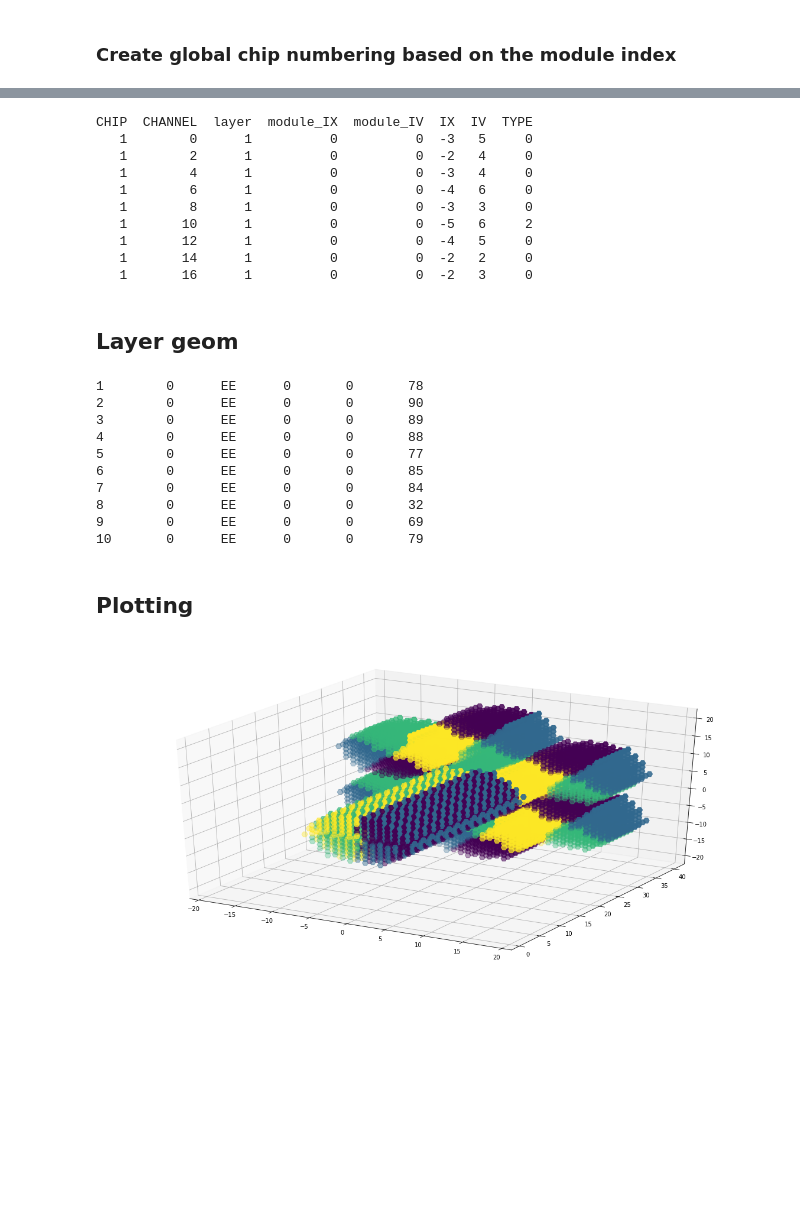
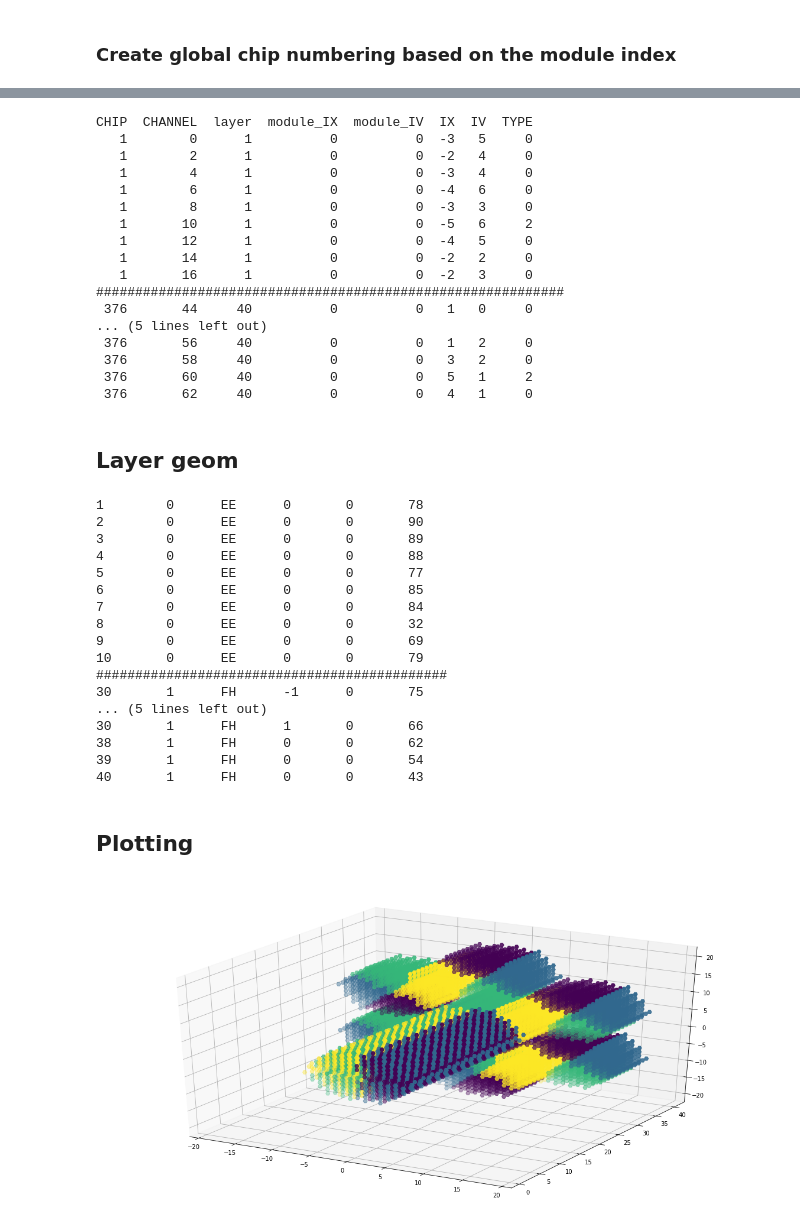
Before and after one commit to UMN-CMS/HGCAL-TB-emaps, a Jupyter notebook: Emap_from_CSV.ipynb, the cells around one changed output, grey strips where cells are left out. Cells and saved outputs as stored; diff of their text form; code cells hidden in the pictures; blank space fills up the shorter version.

```diff
--- a/Emap_from_CSV.ipynb
+++ b/Emap_from_CSV.ipynb
@@ -3,7 +3,6 @@ from emap_tools import *
 
 import matplotlib as mpl
 import matplotlib.pyplot as plt
-mpl.rcParams['image.cmap'] = 'hot_r'
 from matplotlib.colors import LogNorm
 
 from mpl_toolkits.mplot3d import Axes3D
@@ -51,4 +58,4 @@ df_modules['EUDAQ Module IDX'] = df_modules['EUDAQ RB IDX'] * 10 + df_modules['E
 # %% [markdown]
 Since this is the order the modules appear in the data stream
 # %%
-df_modules = df_modules.sort_values(by ='EUDAQ Module IDX')
+df_modules.sort_values(by ='EUDAQ Module IDX', inplace=True)
@@ -138,7 +145,9 @@ with open(foutname,'w') as emapfile:
     for module in modules:
         emapfile.write(module.channels[labels].to_string(index=False) + '\n')
 # %%
-! head test_emap_full.txt
+! head test_emap_full_v1.txt
+print 60*"#"
+! tail test_emap_full_v1.txt
 # %% [output]
 CHIP  CHANNEL  layer  module_IX  module_IV  IX  IV  TYPE
    1        0      1          0          0  -3   5     0
@@ -150,6 +159,13 @@ CHIP  CHANNEL  layer  module_IX  module_IV  IX  IV  TYPE
    1       12      1          0          0  -4   5     0
    1       14      1          0          0  -2   2     0
    1       16      1          0          0  -2   3     0
+############################################################
+ 376       44     40          0          0   1   0     0
+... (5 lines left out)
+ 376       56     40          0          0   1   2     0
+ 376       58     40          0          0   3   2     0
+ 376       60     40          0          0   5   1     2
+ 376       62     40          0          0   4   1     0
 # %% [markdown]
 ## Layer geom
 # %%
@@ -165,6 +181,8 @@ with open(foutname,'w') as geomfile:
         geomfile.write(wstring)
 # %%
 ! head layer_geom_full_v1.txt
+print 45*"#"
+! tail layer_geom_full_v1.txt
 # %% [output]
 1        0      EE      0       0       78
 2        0      EE      0       0       90
@@ -176,32 +194,39 @@ with open(foutname,'w') as geomfile:
 8        0      EE      0       0       32
 9        0      EE      0       0       69
 10       0      EE      0       0       79
+#############################################
+30       1      FH      -1      0       75
+... (5 lines left out)
+30       1      FH      1       0       66
+38       1      FH      0       0       62
+39       1      FH      0       0       54
+40       1      FH      0       0       43
 # %% [markdown]
 ## Plotting
 # %%
 bad_chans = [(2,20),(2,22),(2,12),(2,8),(2,10)] # HDMI side
 
 fig = plt.figure(figsize = (20,10))
 ax = fig.add_subplot(111, projection='3d')
 
 cmap = 'viridis'
 m_style = 'H'
-m_size = 100
+m_size = 50
 
 
 for m in modules:
     #print '## Plotting', m
     #m.mark_bad_chans(bad_chans)
 
     x,y = m.get_chan_xy(angle = 30)
 
     sel = m.channels.bad == False
     ax.scatter(x[sel],m.channels.layer[sel] ,y[sel], c = m.channels.CHIP[sel], cmap = cmap, s = m_size, marker = m_style)
 
 plt.grid()
 plt.show()
 # %% [output]
-[figure, old version]
+[figure, new version]
 # %%
 dfs = []
 
```
Also changed, not shown: parts of 10 cells of this notebook.
